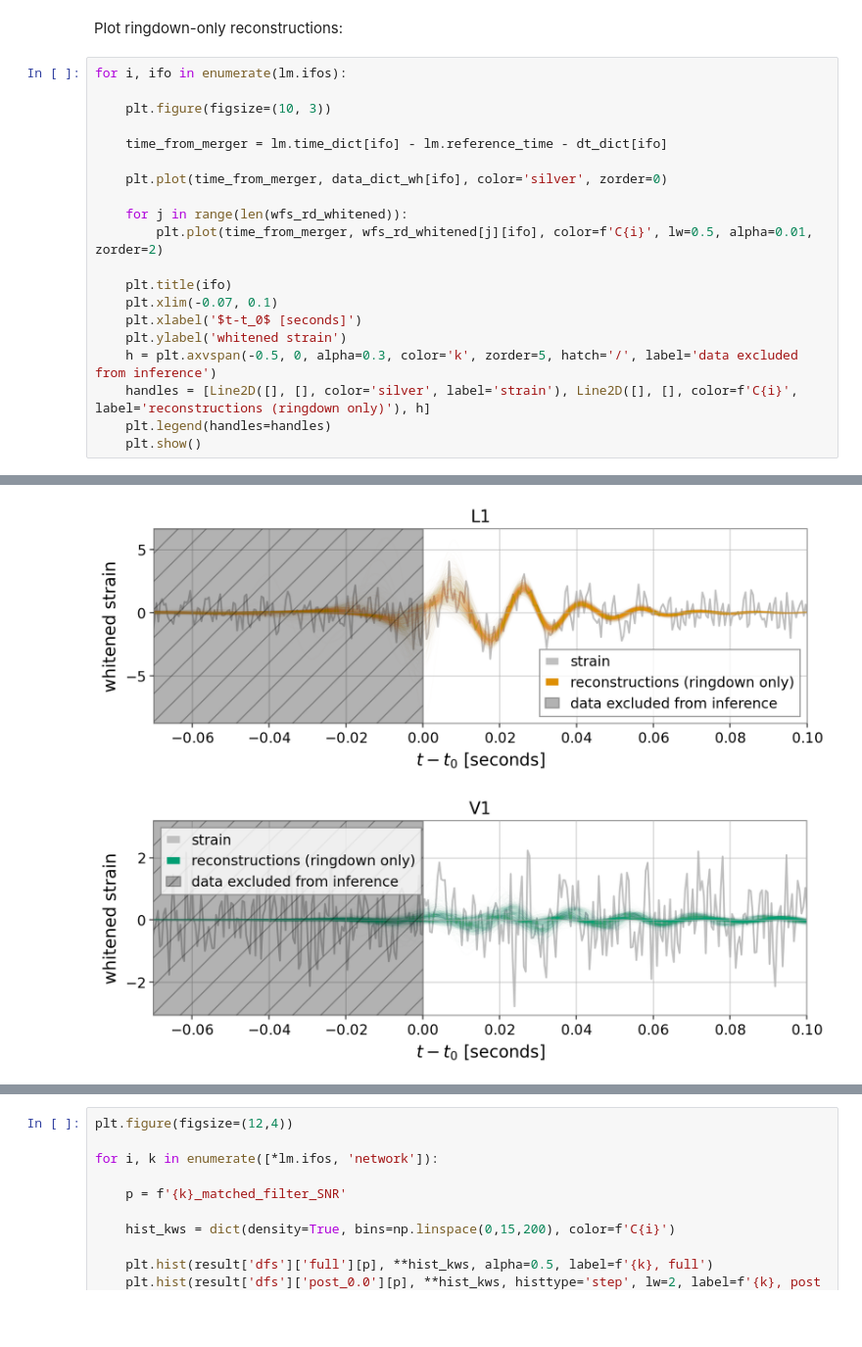
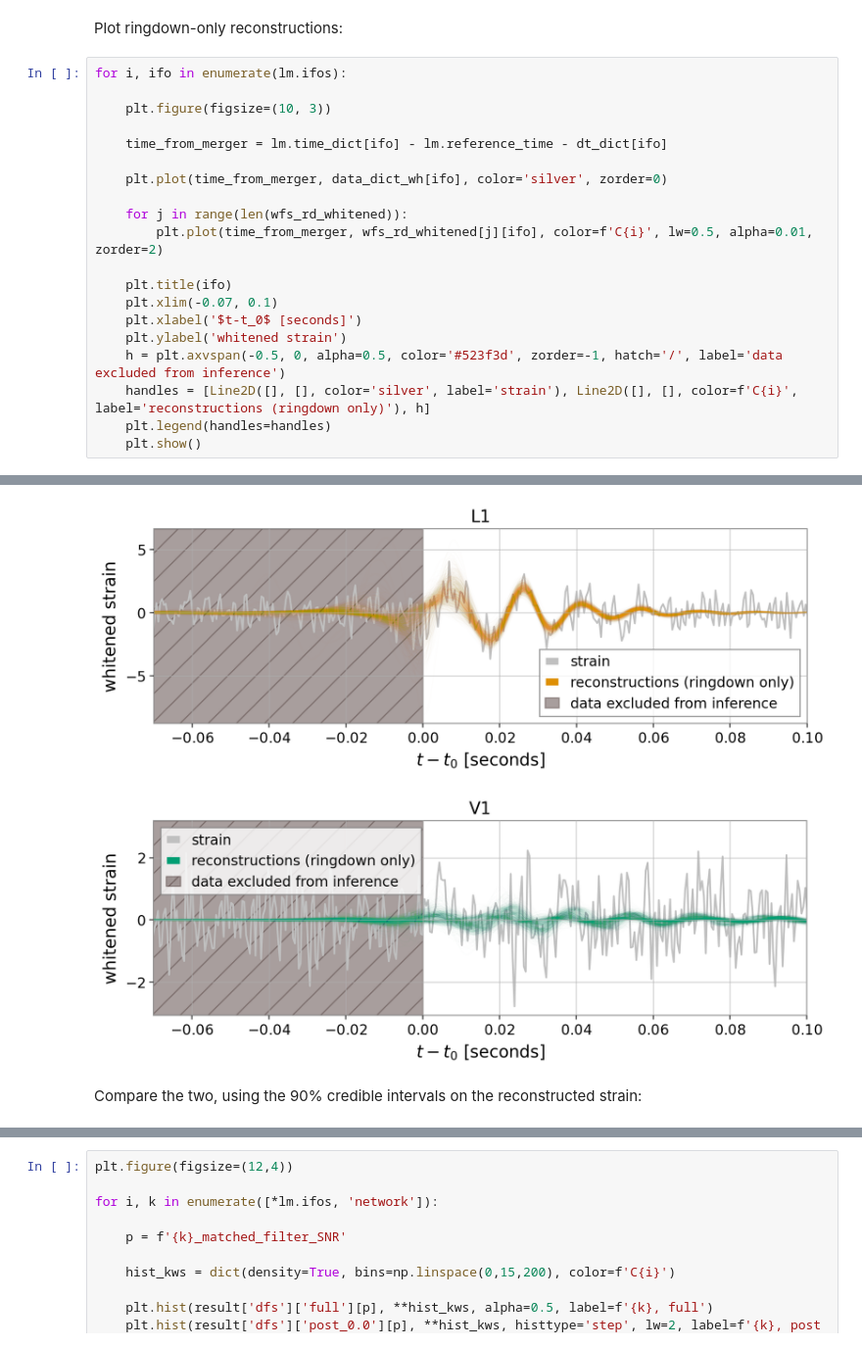
Before and after one commit to simonajmiller/tdinf, a Jupyter notebook: examples/GW190521/GW190521_plot_results.ipynb, the cells around one changed output, grey strips where cells are left out. Shown at 98% size. Saved outputs shown, nothing was run; the diff lists cells and outputs as text; blank space fills up the shorter version.

```diff
--- a/examples/GW190521/GW190521_plot_results.ipynb
+++ b/examples/GW190521/GW190521_plot_results.ipynb
@@ -139,7 +155,7 @@ for i, ifo in enumerate(lm.ifos):
     plt.xlim(-0.07, 0.1)
     plt.xlabel('$t-t_0$ [seconds]')
     plt.ylabel('whitened strain')
-    h = plt.axvspan(-0.5, 0, alpha=0.3, color='k', zorder=5, hatch='/', label='data excluded from inference')
+    h = plt.axvspan(-0.5, 0, alpha=0.5, color='#523f3d', zorder=-1, hatch='/', label='data excluded from inference')
     handles = [Line2D([], [], color='silver', label='strain'), Line2D([], [], color=f'C{i}', label='reconstructions (ringdown only)'), h]
     plt.legend(handles=handles)
     plt.show()
@@ -148,2 +164,4 @@ for i, ifo in enumerate(lm.ifos):
-[figure, old version]
+[figure, new version]
-[figure, old version]
+[figure, new version]
+# %% [markdown]
+Compare the two, using the 90% credible intervals on the reconstructed strain:
```
Also changed, not shown: parts of 15 cells of this notebook.
